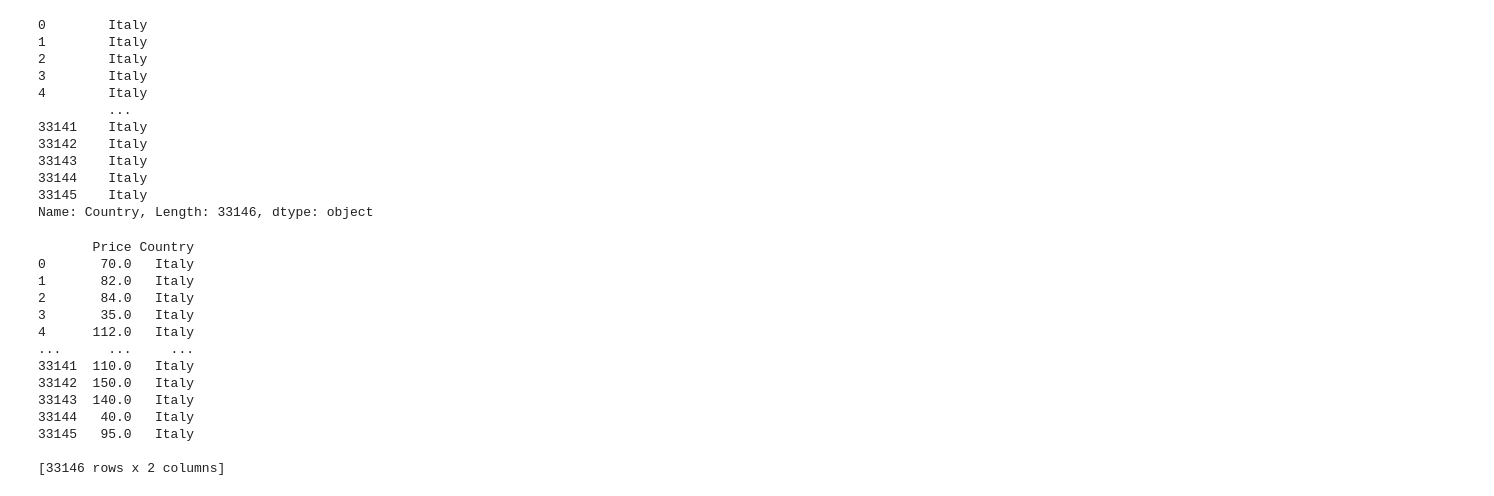
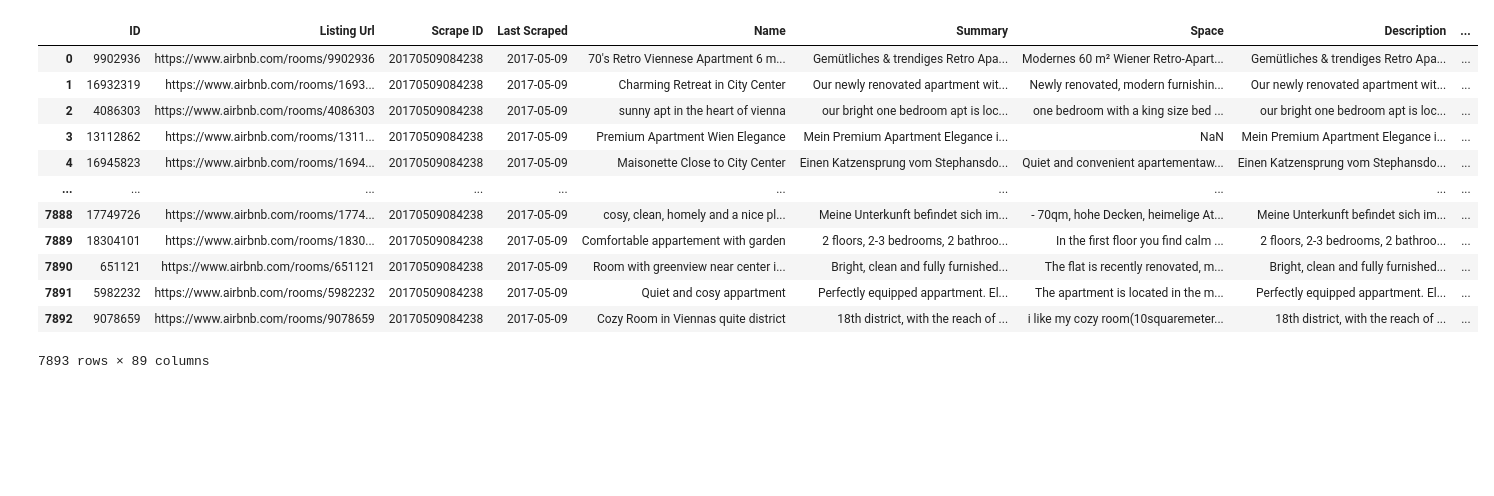
Before and after one commit to winson0404/Airbnb-Data-Analysis, a Jupyter notebook: assignment1.ipynb, the cells around one changed output. Cells and saved outputs as stored; diff of their text form; code cells hidden in the pictures; blank space fills up the shorter version.

```diff
--- a/assignment1.ipynb
+++ b/assignment1.ipynb
@@ -11,0 +31,2 @@ csv_files = glob.glob(os.path.join(path, "*.csv"))
+# %%
+df = pd.read_csv("Austria.csv", sep = ';', low_memory=False)
@@ -32,32 +37,16 @@ data
-# %%
-data.Country
-# %% [output]
-0        Italy
-1        Italy
-2        Italy
-3        Italy
-4        Italy
-         ...
-33141    Italy
-33142    Italy
-33143    Italy
-33144    Italy
-33145    Italy
-Name: Country, Length: 33146, dtype: object
-# %%
-print(data[['Price','Country']])
-# %% [output]
-       Price Country
-0       70.0   Italy
-1       82.0   Italy
-2       84.0   Italy
-3       35.0   Italy
-4      112.0   Italy
-...      ...     ...
-33141  110.0   Italy
-33142  150.0   Italy
-33143  140.0   Italy
-33144   40.0   Italy
-33145   95.0   Italy
-
-[33146 rows x 2 columns]
+# %%
+df
+# %% [output]
+|  | ID | Listing Url | Scrape ID | Last Scraped | Name | Summary | Space | Description | ... |
+| 0 | 9902936 | https://www.airbnb.com/rooms/9902936 | 20170509084238 | 2017-05-09 | 70's Retro Viennese Apartment 6 m... | Gemütliches & trendiges Retro Apa... | Modernes 60 m² Wiener Retro-Apart... | Gemütliches & trendiges Retro Apa... | ... |
+| 1 | 16932319 | https://www.airbnb.com/rooms/1693... | 20170509084238 | 2017-05-09 | Charming Retreat in City Center | Our newly renovated apartment wit... | Newly renovated, modern furnishin... | Our newly renovated apartment wit... | ... |
+| 2 | 4086303 | https://www.airbnb.com/rooms/4086303 | 20170509084238 | 2017-05-09 | sunny apt in the heart of vienna | our bright one bedroom apt is loc... | one bedroom with a king size bed ... | our bright one bedroom apt is loc... | ... |
+| 3 | 13112862 | https://www.airbnb.com/rooms/1311... | 20170509084238 | 2017-05-09 | Premium Apartment Wien Elegance | Mein Premium Apartment Elegance i... | NaN | Mein Premium Apartment Elegance i... | ... |
+| 4 | 16945823 | https://www.airbnb.com/rooms/1694... | 20170509084238 | 2017-05-09 | Maisonette Close to City Center | Einen Katzensprung vom Stephansdo... | Quiet and convenient apartementaw... | Einen Katzensprung vom Stephansdo... | ... |
+| ... | ... | ... | ... | ... | ... | ... | ... | ... | ... |
+| 7888 | 17749726 | https://www.airbnb.com/rooms/1774... | 20170509084238 | 2017-05-09 | cosy, clean, homely and a nice pl... | Meine Unterkunft befindet sich im... | - 70qm, hohe Decken, heimelige At... | Meine Unterkunft befindet sich im... | ... |
+| 7889 | 18304101 | https://www.airbnb.com/rooms/1830... | 20170509084238 | 2017-05-09 | Comfortable appartement with garden | 2 floors, 2-3 bedrooms, 2 bathroo... | In the first floor you find calm ... | 2 floors, 2-3 bedrooms, 2 bathroo... | ... |
+| 7890 | 651121 | https://www.airbnb.com/rooms/651121 | 20170509084238 | 2017-05-09 | Room with greenview near center i... | Bright, clean and fully furnished... | The flat is recently renovated, m... | Bright, clean and fully furnished... | ... |
+| 7891 | 5982232 | https://www.airbnb.com/rooms/5982232 | 20170509084238 | 2017-05-09 | Quiet and cosy appartment | Perfectly equipped appartment. El... | The apartment is located in the m... | Perfectly equipped appartment. El... | ... |
+| 7892 | 9078659 | https://www.airbnb.com/rooms/9078659 | 20170509084238 | 2017-05-09 | Cozy Room in Viennas quite district | 18th district, with the reach of ... | i like my cozy room(10squaremeter... | 18th district, with the reach of ... | ... |
+7893 rows × 89 columns
```
Also changed, not shown: parts of 8 cells of this notebook.
